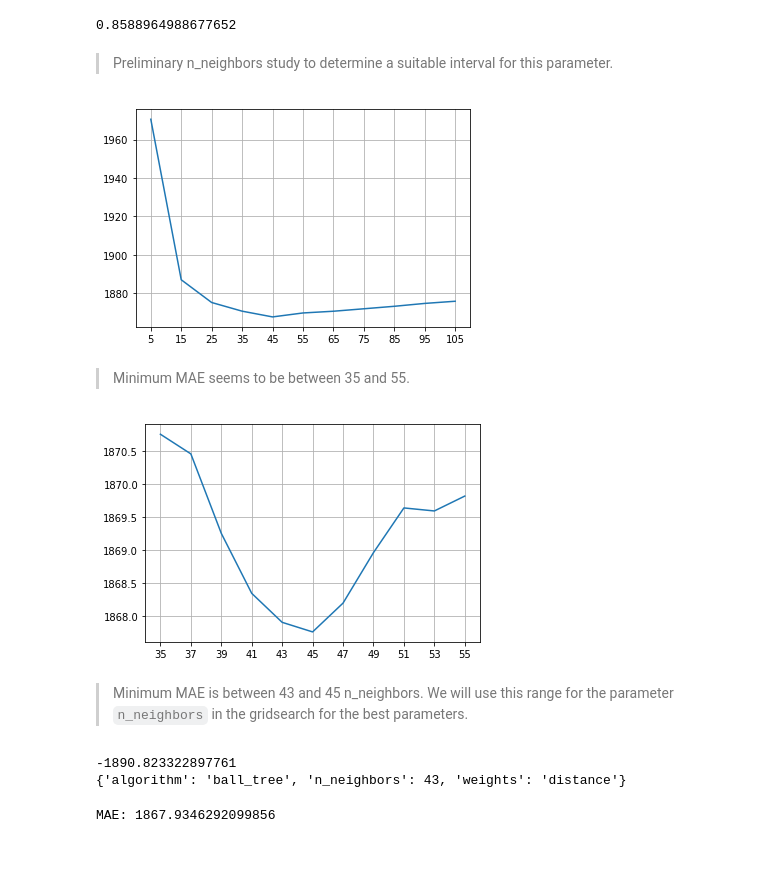
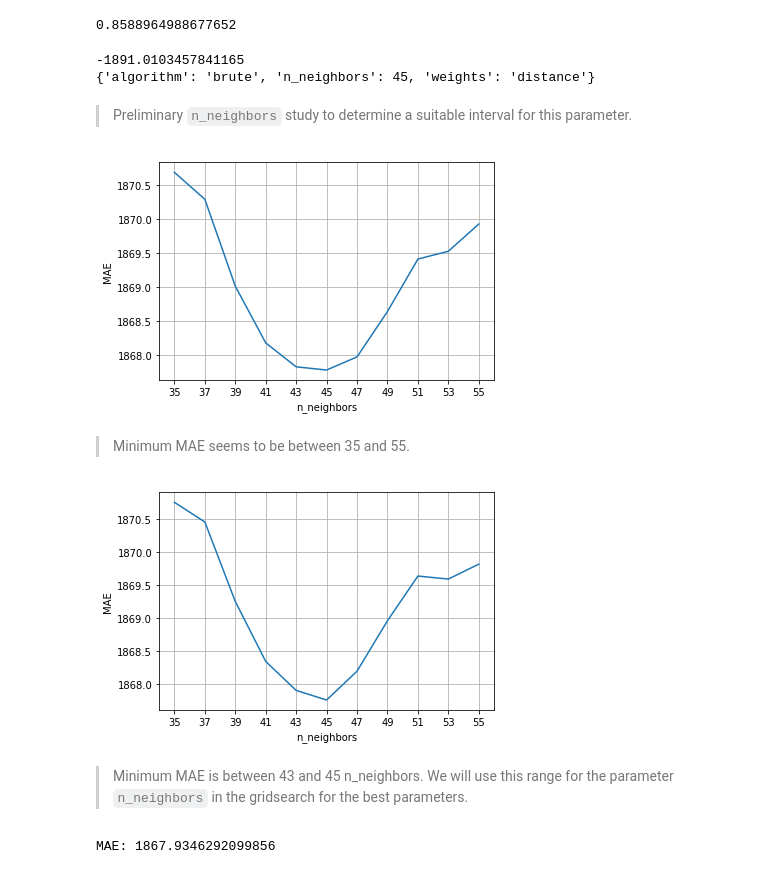
Before and after one commit to flpsantos3/PD_part3, a Jupyter notebook: PD03_P3.ipynb, the cells around one changed output. Saved outputs shown, nothing was run; the diff lists cells and outputs as text; code cells hidden in the pictures.

```diff
--- a/PD03_P3.ipynb
+++ b/PD03_P3.ipynb
@@ -535,7 +541,7 @@ dtr.score(X_train_scaled, y_train) # great value for R2
 dtr_params={'criterion': ['mse'], # tried mse, friedman_mse, mae, poisson
             'splitter': ['best'], #tried random too
             'min_samples_split': np.arange(0.1, 1.1, 0.1),
-            'max_features': ['auto', 'sqrt', 'log2']
+            'max_features': list(range(1,15))
             }
 
 gs_dtr = GridSearchCV(estimator=DecisionTreeRegressor(),
@@ -560,7 +567,7 @@ Fitting 10 folds for each of 30 candidates, totalling 300 fits
 gs_dtree=DecisionTreeRegressor(criterion='mse',
                                splitter='best',
                                min_samples_split=0.1,
-                               max_features='auto',
+                               max_features=14,
                                random_state=0)
 
 gs_dtree.fit(X_train_scaled, y_train)
@@ -581,12 +588,29 @@ knr.fit(X_train_scaled, y_train)
 knr.score(X_train_scaled, y_train) # 0.86 is good
 # %% [output]
 0.8588964988677652
+# %%
+knr_params={'n_neighbors': list(range(5, 106, 10)),
+            'weights': ['uniform', 'distance'],
+            'algorithm': ['auto', 'ball_tree', 'kd_tree', 'brute']}
+
+gs_knr = GridSearchCV(estimator=KNeighborsRegressor(n_jobs=-1),
+                  param_grid=knr_params,
+                  scoring='neg_mean_absolute_error',
+                  cv=10,
+                  n_jobs=-1)
+
+gs_knr.fit(X_train_scaled, y_train)
+print(gs_knr.best_score_)
+print(gs_knr.best_params_)
+# %% [output]
+-1891.0103457841165
+{'algorithm': 'brute', 'n_neighbors': 45, 'weights': 'distance'}
 # %% [markdown]
-> Preliminary n_neighbors study to determine a suitable interval for this parameter.
+> Preliminary `n_neighbors` study to determine a suitable interval for this parameter.
 # %%
 results={}
-for k in range(5, 106, 10):
-  gs_knreg=KNeighborsRegressor(n_neighbors=k, algorithm='auto', weights='distance')
+for k in range(35, 56, 2):
+  gs_knreg=KNeighborsRegressor(n_neighbors=k, weights='distance', algorithm='brute')
   gs_knreg.fit(X_train_scaled, y_train)
 
   # predicting X_test values
@@ -600,37 +624,41 @@ n_neighbors=list(results.keys())
 knn_mae=list(results.values())
 plt.plot(n_neighbors, knn_mae)
 plt.xticks(n_neighbors)
+plt.xlabel('n_neighbors')
+plt.ylabel('MAE')
 plt.grid(True)
 plt.show()
 # %% [output]
-[figure, old version]
+[figure, new version]
 # %% [markdown]
 > Minimum MAE seems to be between 35 and 55.
 # %%
 results={}
 for k in range(35, 56, 2):
   gs_knreg=KNeighborsRegressor(n_neighbors=k, algorithm='auto', weights='distance')
   gs_knreg.fit(X_train_scaled, y_train)
 
   # predicting X_test values
   gs_y_pred = gs_knreg.predict(X_test_scaled)
 
   # calculating mean absolute error of the prediction
   mae = mean_absolute_error(y_test, gs_y_pred)
   results[k]=mae
 
 n_neighbors=list(results.keys())
 knn_mae=list(results.values())
 plt.plot(n_neighbors, knn_mae)
 plt.xticks(n_neighbors)
+plt.xlabel('n_neighbors')
+plt.ylabel('MAE')
 plt.grid(True)
 plt.show()
 # %% [output]
-[figure, old version]
+[figure, new version]
 # %% [markdown]
 > Minimum MAE is between 43 and 45 n_neighbors. We will use this range for the parameter `n_neighbors` in the gridsearch for the best parameters.
 # %%
-knr_params={'n_neighbors': [43, 44, 45],
+knr_params={'n_neighbors': list(range(41, 48)),
             'weights': ['uniform', 'distance'],
             'algorithm': ['auto', 'ball_tree', 'kd_tree', 'brute']}
 
@@ -643,9 +671,6 @@ gs_knr = GridSearchCV(estimator=KNeighborsRegressor(n_jobs=-1),
 gs_knr.fit(X_train_scaled, y_train)
 print(gs_knr.best_score_)
 print(gs_knr.best_params_)
-# %% [output]
--1890.823322897761
-{'algorithm': 'ball_tree', 'n_neighbors': 43, 'weights': 'distance'}
 # %%
 # building KNeighborsRegressor model with the best parameters from Gridsearch
 gs_knreg=KNeighborsRegressor(n_neighbors=43, algorithm='ball_tree', weights='distance')
```
Also changed, not shown: parts of 30 cells of this notebook.
